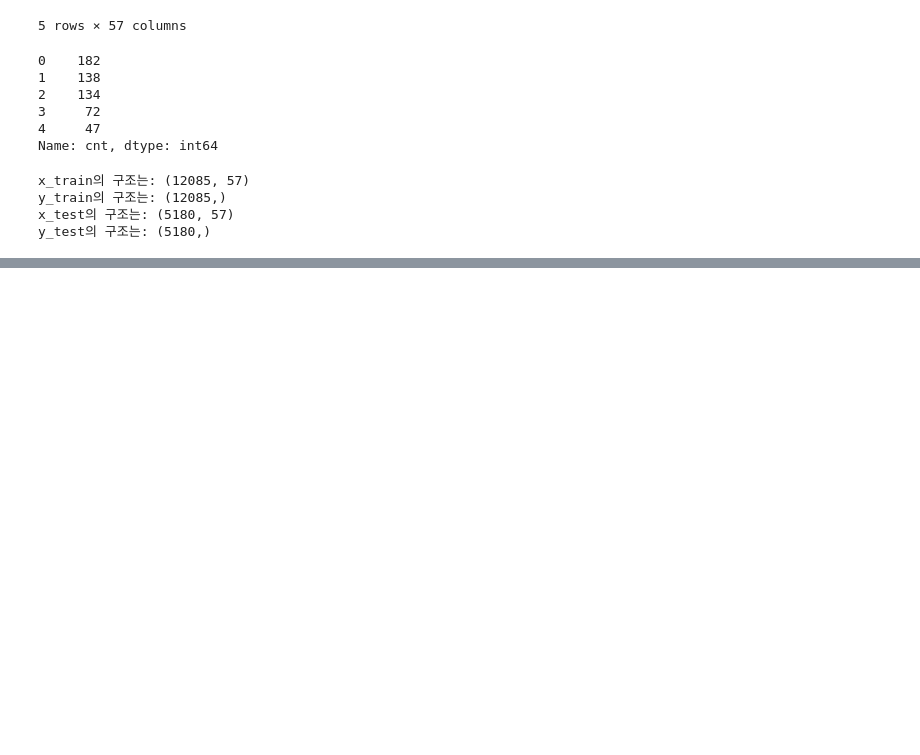
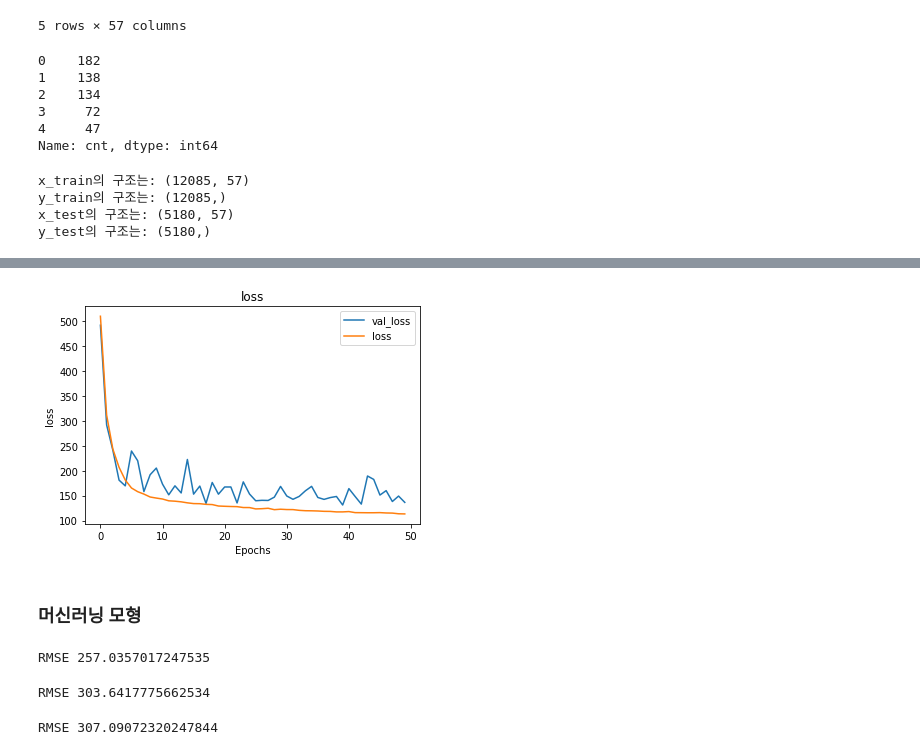
Before and after one commit to Omtye/Kaggle_study, a Jupyter notebook: 데이터전처리/런던자전거수요예측.ipynb, the cells around one changed output, grey strips where cells are left out. Saved outputs shown, nothing was run; the diff lists cells and outputs as text; code cells hidden in the pictures; blank space fills up the shorter version.

Commit message:
Add files via upload
딥러닝, 머신러닝 모델 학습

```diff
--- a/데이터전처리/런던자전거수요예측.ipynb
+++ b/데이터전처리/런던자전거수요예측.ipynb
@@ -370,0 +376,6 @@ y_test의 구조는: (5180,)
+# %%
+model = Sequential()
+model.add(Dense(units=160, activation='relu', input_dim=57))
+model.add(Dense(units=60, activation='relu'))
+model.add(Dense(units=20, activation='relu'))
+model.add(Dense(units=1, activation='linear'))
@@ -370,0 +401,4 @@ y_test의 구조는: (5180,)
+# %%
+model.compile(loss='mae', optimizer='adam', metrics=['mae'])
+early_stopping = EarlyStopping(monitor='loss', patience=5, mode='min')
+history = model.fit(x_train, y_train, epochs=50, batch_size=1, validation_split=0.1, callbacks=[early_stopping])
@@ -370,0 +423,10 @@ y_test의 구조는: (5180,)
+# %%
+plt.plot(history.history['val_loss'])
+plt.plot(history.history['loss'])
+plt.title('loss')
+plt.xlabel('Epochs')
+plt.ylabel('loss')
+plt.legend(['val_loss', 'loss'])
+plt.show()
+# %% [output]
+[figure, added]
@@ -370,0 +435,26 @@ y_test의 구조는: (5180,)
+# %% [markdown]
+### **머신러닝 모형**
+# %%
+from sklearn.metrics import mean_squared_error
+
+def RMSE(y_test, y_predict):
+    return np.sqrt(mean_squared_error(y_test, y_predict))
+print('RMSE', RMSE(y_test, y_predict))
+# %% [output]
+RMSE 257.0357017247535
+# %%
+from sklearn.ensemble import RandomForestRegressor
+rf = RandomForestRegressor(n_estimators=100, random_state=16)
+rf.fit(x_train, y_train)
+rf_result = rf.predict(x_test)
+print('RMSE', RMSE(y_test, rf_result))
+# %% [output]
+RMSE 303.6417775662534
+# %%
+from xgboost import XGBRegressor
+xgb = XGBRegressor(n_estimators=100, random_state=16)
+xgb.fit(x_train, y_train)
+xgb_result = xgb.predict(x_test)
+print('RMSE', RMSE(y_test, xgb_result))
+# %% [output]
+RMSE 307.09072320247844
```
Also changed, not shown: parts of 5 cells of this notebook.
